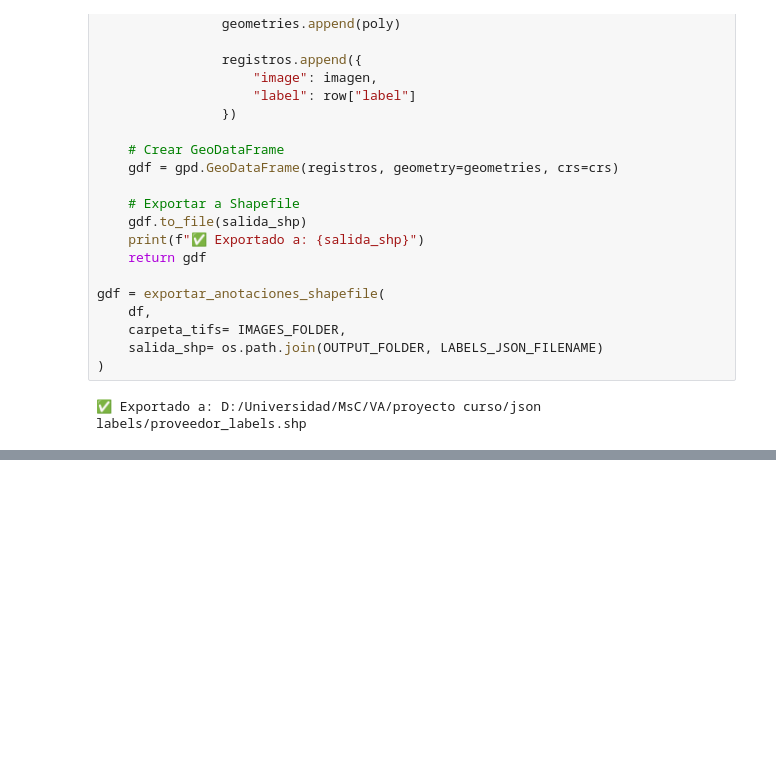
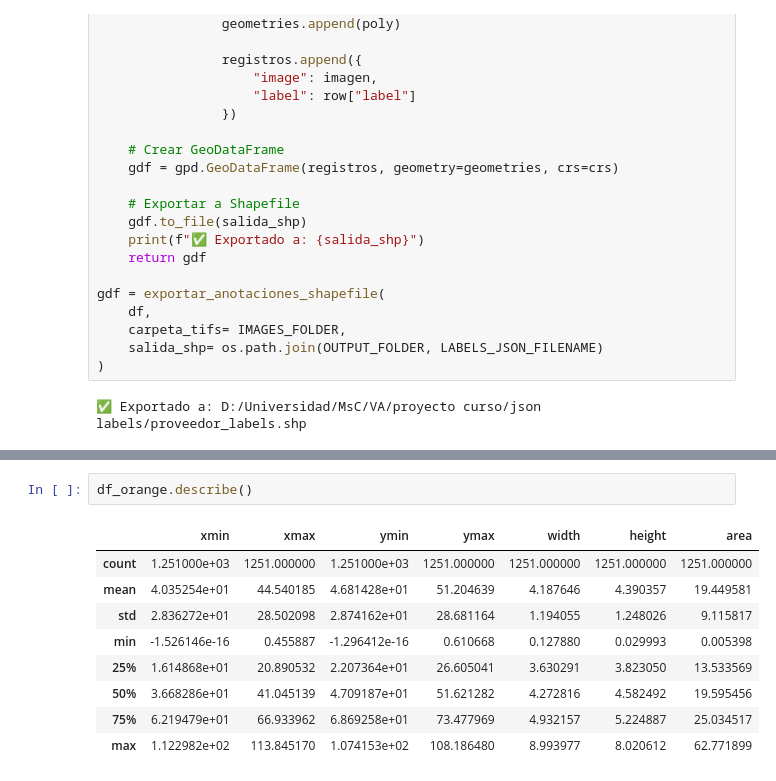
Before and after one commit to maraosoc/citrus3-detector, a Jupyter notebook: notebooks/Testing/labeling.ipynb, the cells around one changed output, grey strips where cells are left out. Drawn from its saved outputs; the diff is of its cells as text; blank space fills up the shorter version.

```diff
--- a/notebooks/labeling.ipynb
+++ b/notebooks/Testing/labeling.ipynb
@@ -538,0 +667,12 @@ gdf = exportar_anotaciones_shapefile(
+# %%
+df_orange.describe()
+# %% [output]
+|  | xmin | xmax | ymin | ymax | width | height | area |
+| count | 1.251000e+03 | 1251.000000 | 1.251000e+03 | 1251.000000 | 1251.000000 | 1251.000000 | 1251.000000 |
+| mean | 4.035254e+01 | 44.540185 | 4.681428e+01 | 51.204639 | 4.187646 | 4.390357 | 19.449581 |
+| std | 2.836272e+01 | 28.502098 | 2.874162e+01 | 28.681164 | 1.194055 | 1.248026 | 9.115817 |
+| min | -1.526146e-16 | 0.455887 | -1.296412e-16 | 0.610668 | 0.127880 | 0.029993 | 0.005398 |
+| 25% | 1.614868e+01 | 20.890532 | 2.207364e+01 | 26.605041 | 3.630291 | 3.823050 | 13.533569 |
+| 50% | 3.668286e+01 | 41.045139 | 4.709187e+01 | 51.621282 | 4.272816 | 4.582492 | 19.595456 |
+| 75% | 6.219479e+01 | 66.933962 | 6.869258e+01 | 73.477969 | 4.932157 | 5.224887 | 25.034517 |
+| max | 1.122982e+02 | 113.845170 | 1.074153e+02 | 108.186480 | 8.993977 | 8.020612 | 62.771899 |
```
Also changed, not shown: parts of 9 cells of this notebook, 35 other files.
